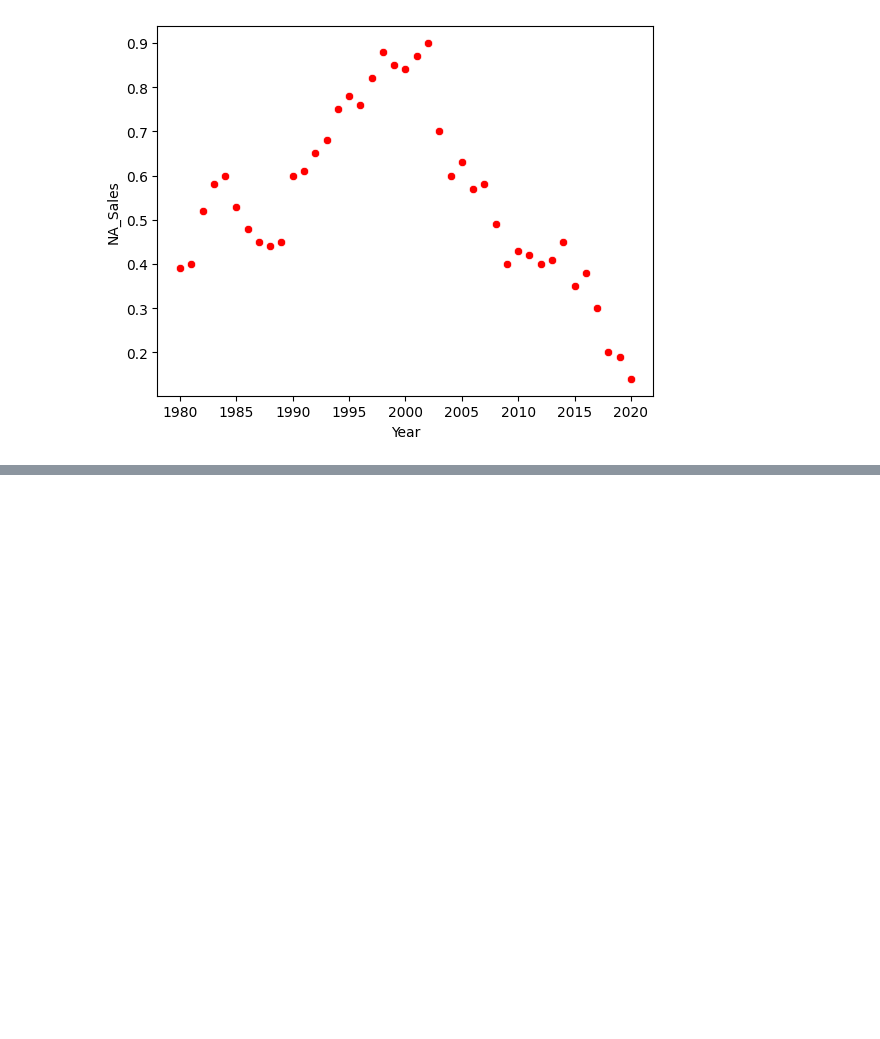
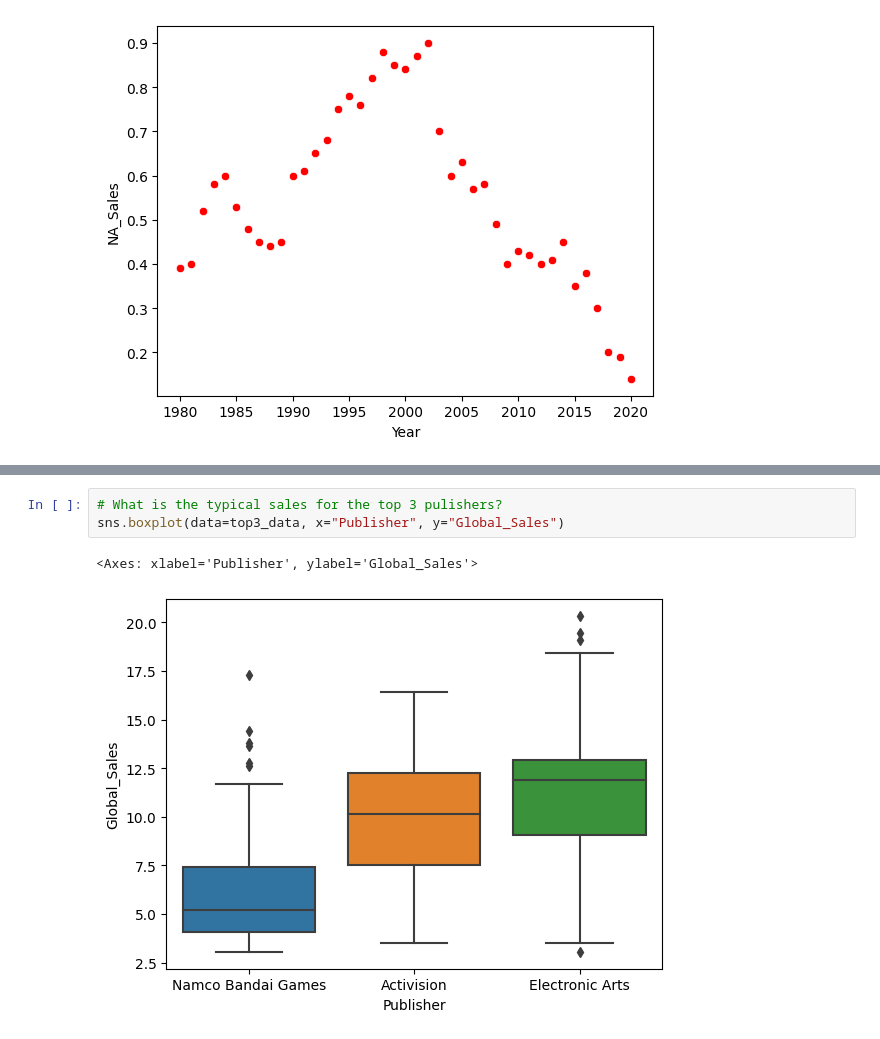
Before and after one commit to shivendra1-cyber/VIDEO_GAME_ANALYSIS, a Jupyter notebook: data_visualization_VIDEO_GAME_ANALYSIS.ipynb, the cells around one changed output, grey strips where cells are left out. Cells and saved outputs as stored; diff of their text form; blank space fills up the shorter version.

```diff
--- a/data_visualization_VIDEO_GAME_ANALYSIS.ipynb
+++ b/data_visualization_VIDEO_GAME_ANALYSIS.ipynb
@@ -256,0 +322,6 @@ sns.scatterplot(data=ih, x="Year", y="NA_Sales", color="red")
+# %%
+# What is the typical sales for the top 3 pulishers?
+sns.boxplot(data=top3_data, x="Publisher", y="Global_Sales")
+# %% [output]
+<Axes: xlabel='Publisher', ylabel='Global_Sales'>
+[figure, added]
```
Also changed, not shown: parts of 25 cells of this notebook.
